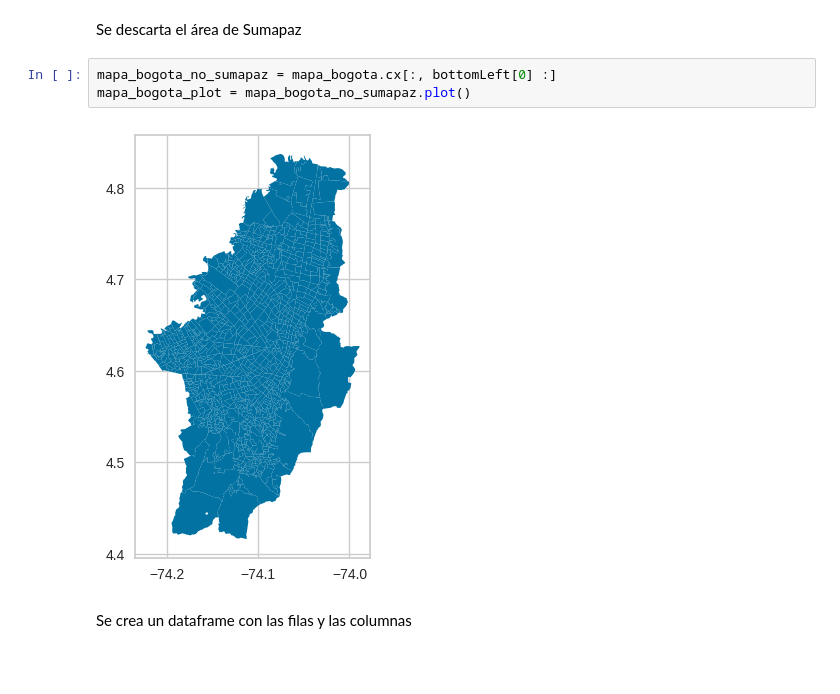
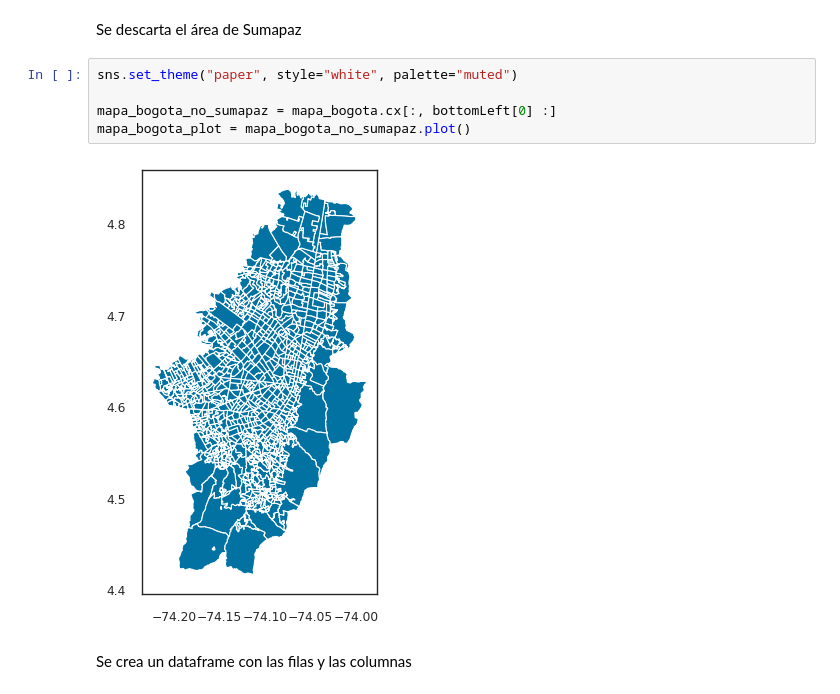
Before and after one commit to kevininhe/cca_proyecto, a Jupyter notebook: Entrega2/Entrega2.ipynb, the cells around one changed output. Cells and saved outputs as stored; diff of their text form; blank space fills up the shorter version.

```diff
--- a/Entrega2/Entrega2.ipynb
+++ b/Entrega2/Entrega2.ipynb
@@ -527,10 +504,12 @@ array([ 2,  3,  7,  8,  9, 11, 12, 13, 14, 16, 17, 18, 19, 20, 21, 22, 23,
 # %% [markdown]
 Se descarta el área de Sumapaz
 # %%
+sns.set_theme("paper", style="white", palette="muted")
+
 mapa_bogota_no_sumapaz = mapa_bogota.cx[:, bottomLeft[0] :]
 mapa_bogota_plot = mapa_bogota_no_sumapaz.plot()
 # %% [output]
-[figure, old version]
+[figure, new version]
 # %% [markdown]
 Se crea un dataframe con las filas y las columnas
 # %%
```
Also changed, not shown: parts of 47 cells of this notebook, 2 other files.
